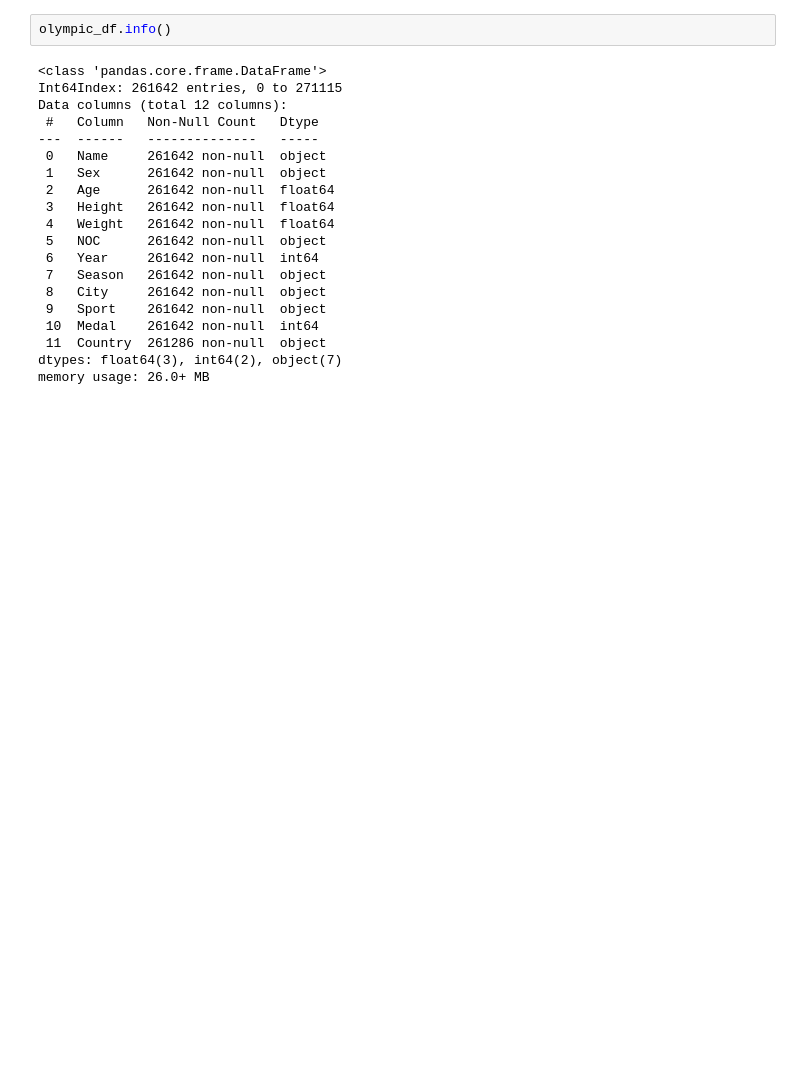
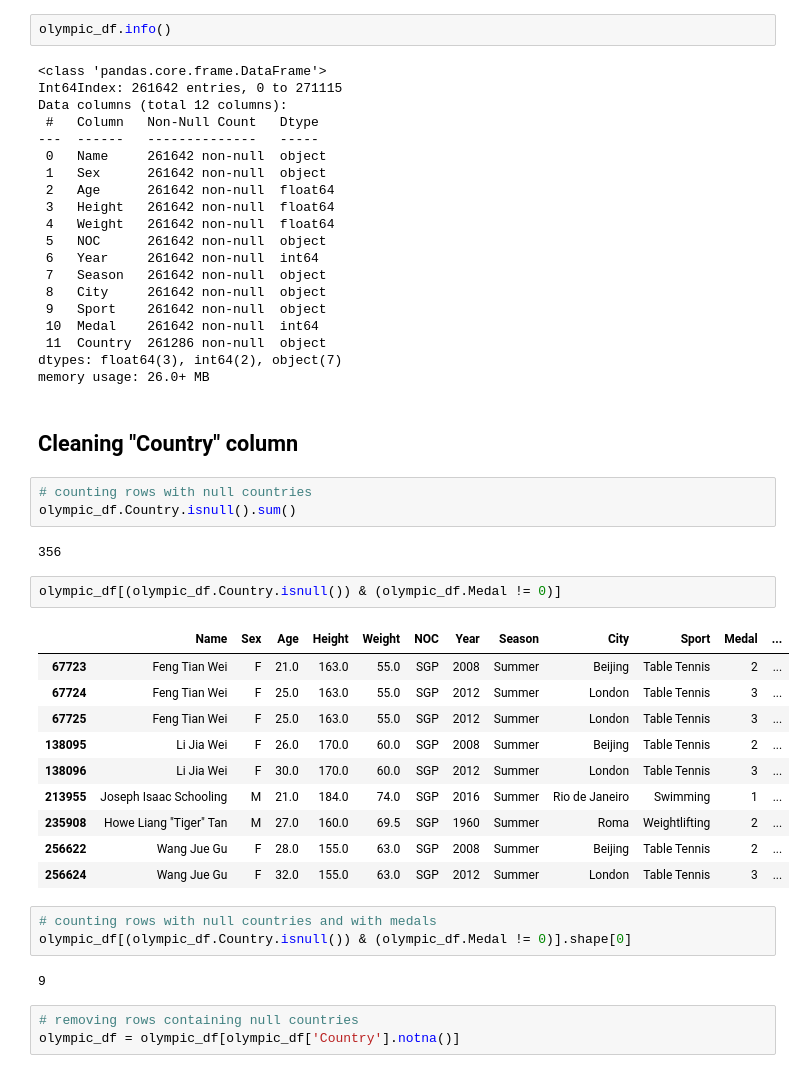
Before and after one commit to MaH1996SdN/Olympic_Games, a Jupyter notebook: Programming_Project_Olympic.ipynb, the cells around one changed output. Drawn from its saved outputs; the diff is of its cells as text; blank space fills up the shorter version.

Commit message:
cleaning "Country" and "Sport" columns

```diff
--- a/Programming_Project_Olympic.ipynb
+++ b/Programming_Project_Olympic.ipynb
@@ -422,3 +422,31 @@ Data columns (total 12 columns):
  11  Country  261286 non-null  object
 dtypes: float64(3), int64(2), object(7)
 memory usage: 26.0+ MB
+# %% [markdown]
+## Cleaning "Country" column
+# %%
+# counting rows with null countries
+olympic_df.Country.isnull().sum()
+# %% [output]
+356
+# %%
+olympic_df[(olympic_df.Country.isnull()) & (olympic_df.Medal != 0)]
+# %% [output]
+|  | Name | Sex | Age | Height | Weight | NOC | Year | Season | City | Sport | Medal | ... |
+| 67723 | Feng Tian Wei | F | 21.0 | 163.0 | 55.0 | SGP | 2008 | Summer | Beijing | Table Tennis | 2 | ... |
+| 67724 | Feng Tian Wei | F | 25.0 | 163.0 | 55.0 | SGP | 2012 | Summer | London | Table Tennis | 3 | ... |
+| 67725 | Feng Tian Wei | F | 25.0 | 163.0 | 55.0 | SGP | 2012 | Summer | London | Table Tennis | 3 | ... |
+| 138095 | Li Jia Wei | F | 26.0 | 170.0 | 60.0 | SGP | 2008 | Summer | Beijing | Table Tennis | 2 | ... |
+| 138096 | Li Jia Wei | F | 30.0 | 170.0 | 60.0 | SGP | 2012 | Summer | London | Table Tennis | 3 | ... |
+| 213955 | Joseph Isaac Schooling | M | 21.0 | 184.0 | 74.0 | SGP | 2016 | Summer | Rio de Janeiro | Swimming | 1 | ... |
+| 235908 | Howe Liang "Tiger" Tan | M | 27.0 | 160.0 | 69.5 | SGP | 1960 | Summer | Roma | Weightlifting | 2 | ... |
+| 256622 | Wang Jue Gu | F | 28.0 | 155.0 | 63.0 | SGP | 2008 | Summer | Beijing | Table Tennis | 2 | ... |
+| 256624 | Wang Jue Gu | F | 32.0 | 155.0 | 63.0 | SGP | 2012 | Summer | London | Table Tennis | 3 | ... |
+# %%
+# counting rows with null countries and with medals
+olympic_df[(olympic_df.Country.isnull()) & (olympic_df.Medal != 0)].shape[0]
+# %% [output]
+9
+# %%
+# removing rows containing null countries
+olympic_df = olympic_df[olympic_df['Country'].notna()]
```
Also changed, not shown: parts of 5 cells of this notebook.
